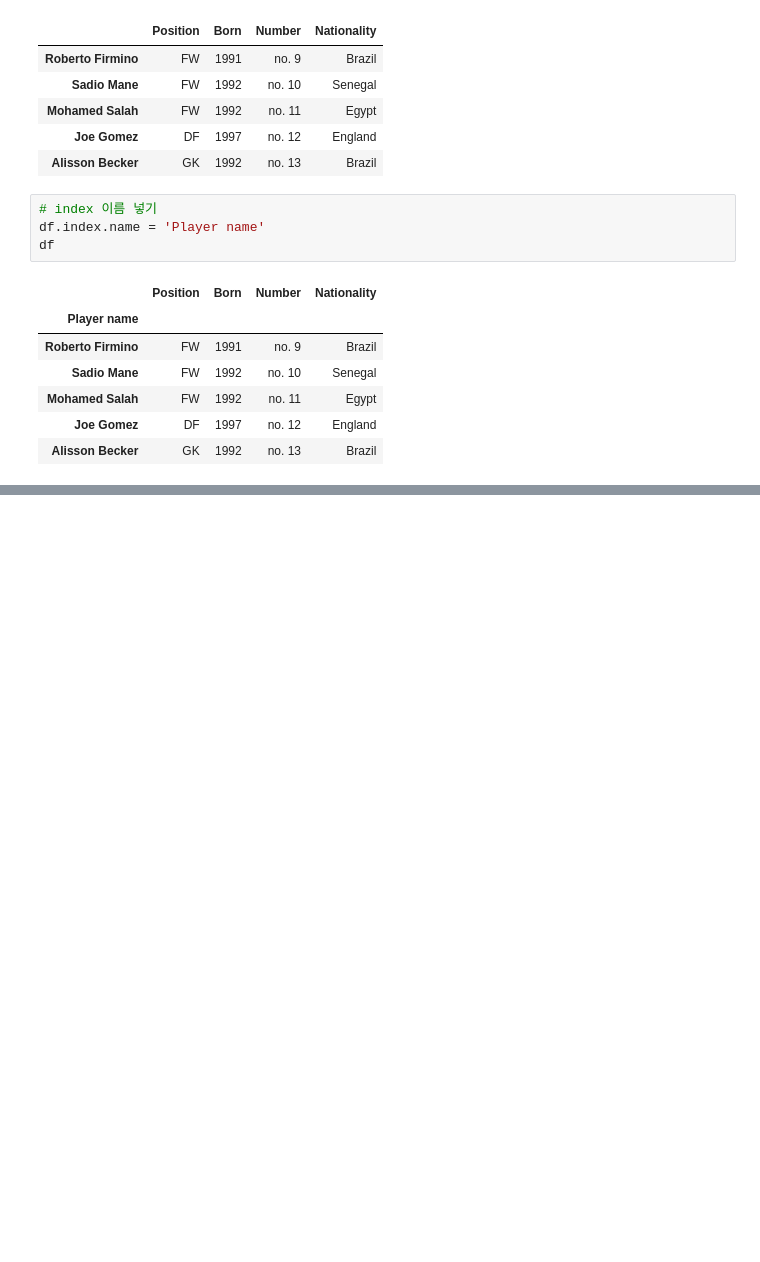
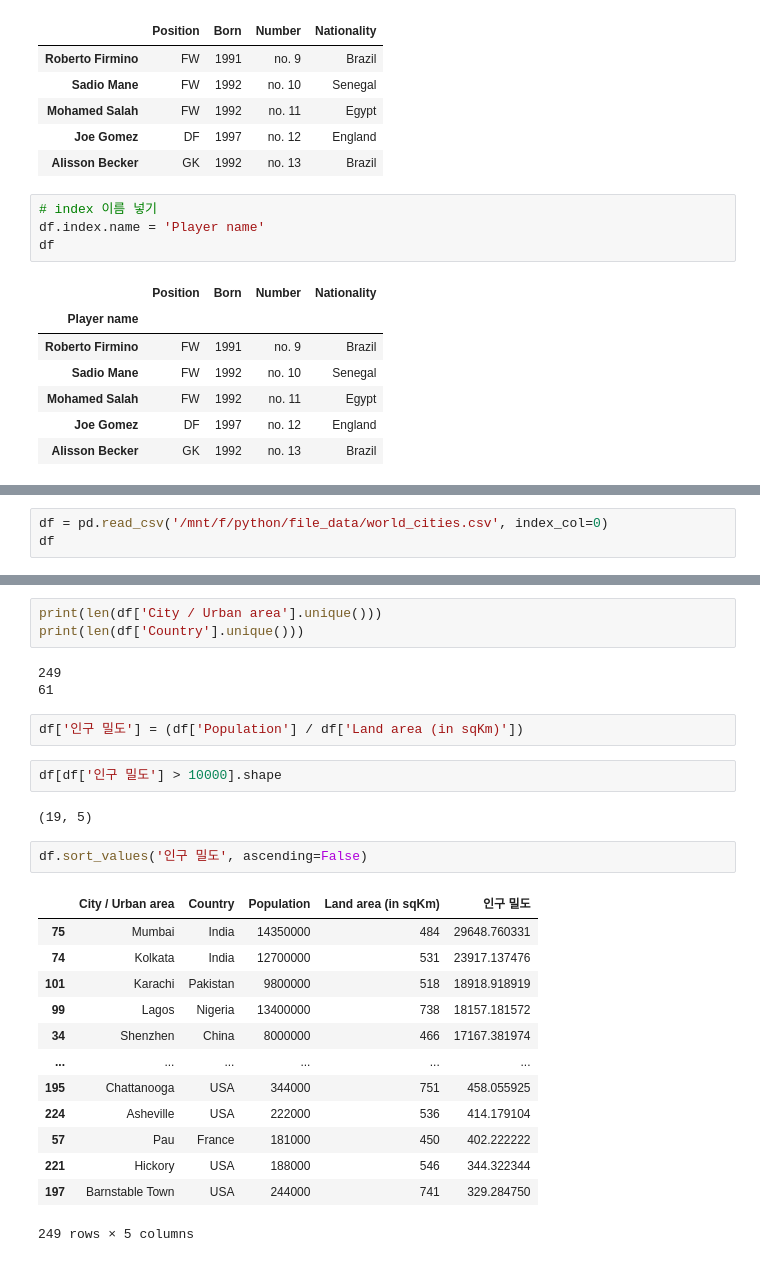
Before and after one commit to dlsdud9098/pandas_test, a Jupyter notebook: main.ipynb, the cells around one changed output, grey strips where cells are left out. Cells and saved outputs as stored; diff of their text form; blank space fills up the shorter version.

```diff
--- a/main.ipynb
+++ b/main.ipynb
@@ -110,0 +263,3 @@ df
+# %%
+df = pd.read_csv('/mnt/f/python/file_data/world_cities.csv', index_col=0)
+df
@@ -110,0 +280,28 @@ df
+# %%
+print(len(df['City / Urban area'].unique()))
+print(len(df['Country'].unique()))
+# %% [output]
+249
+61
+# %%
+df['인구 밀도'] = (df['Population'] / df['Land area (in sqKm)'])
+# %%
+df[df['인구 밀도'] > 10000].shape
+# %% [output]
+(19, 5)
+# %%
+df.sort_values('인구 밀도', ascending=False)
+# %% [output]
+|  | City / Urban area | Country | Population | Land area (in sqKm) | 인구 밀도 |
+| 75 | Mumbai | India | 14350000 | 484 | 29648.760331 |
+| 74 | Kolkata | India | 12700000 | 531 | 23917.137476 |
+| 101 | Karachi | Pakistan | 9800000 | 518 | 18918.918919 |
+| 99 | Lagos | Nigeria | 13400000 | 738 | 18157.181572 |
+| 34 | Shenzhen | China | 8000000 | 466 | 17167.381974 |
+| ... | ... | ... | ... | ... | ... |
+| 195 | Chattanooga | USA | 344000 | 751 | 458.055925 |
+| 224 | Asheville | USA | 222000 | 536 | 414.179104 |
+| 57 | Pau | France | 181000 | 450 | 402.222222 |
+| 221 | Hickory | USA | 188000 | 546 | 344.322344 |
+| 197 | Barnstable Town | USA | 244000 | 741 | 329.284750 |
+249 rows × 5 columns
```
Also changed, not shown: parts of 15 cells of this notebook.
